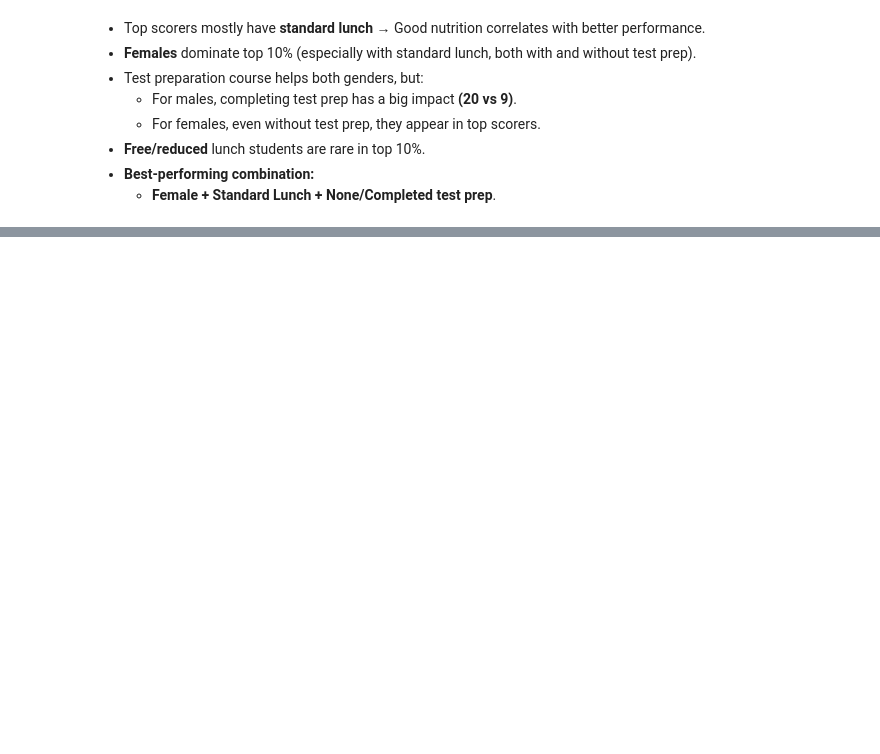
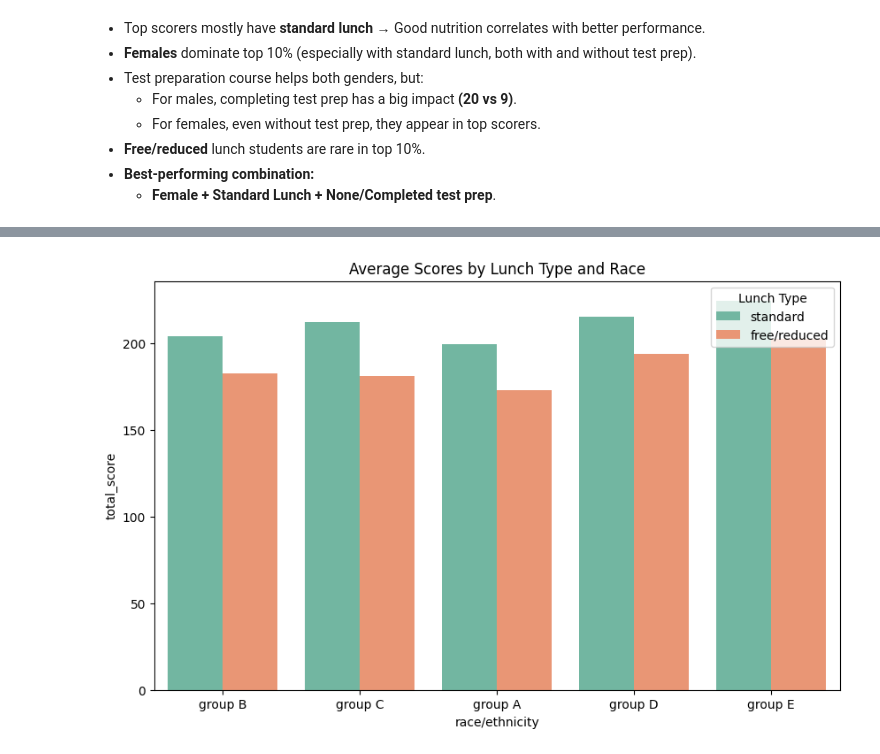
Before and after one commit to mariamkhan04/Student-Performance-Analysis---EDA, a Jupyter notebook: eda.ipynb, the cells around one changed output, grey strips where cells are left out. Cells and saved outputs as stored; diff of their text form; code cells hidden in the pictures; blank space fills up the shorter version.

```diff
--- a/eda.ipynb
+++ b/eda.ipynb
@@ -199,0 +216,13 @@ plt.show()
+# %%
+plt.figure(figsize=(10,6))
+sns.barplot(data=students_df,
+            x='race/ethnicity',
+            y='total_score',
+            hue='lunch',
+            palette="Set2",
+            errorbar=None)
+plt.title("Average Scores by Lunch Type and Race")
+plt.legend(title="Lunch Type", loc='upper right')
+plt.show()
+# %% [output]
+[figure, added]
```
Also changed, not shown: parts of 20 cells of this notebook, 2 other files.
